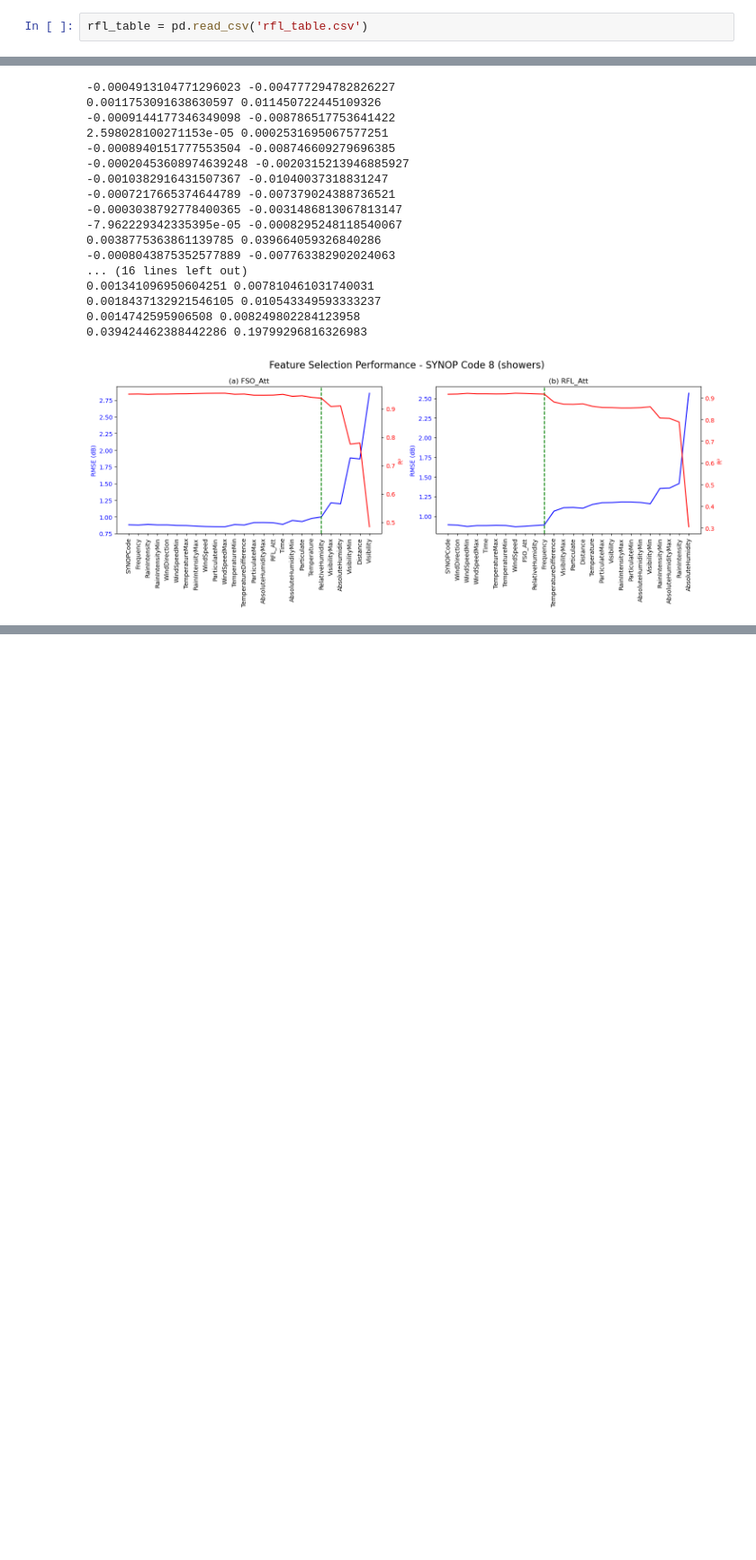
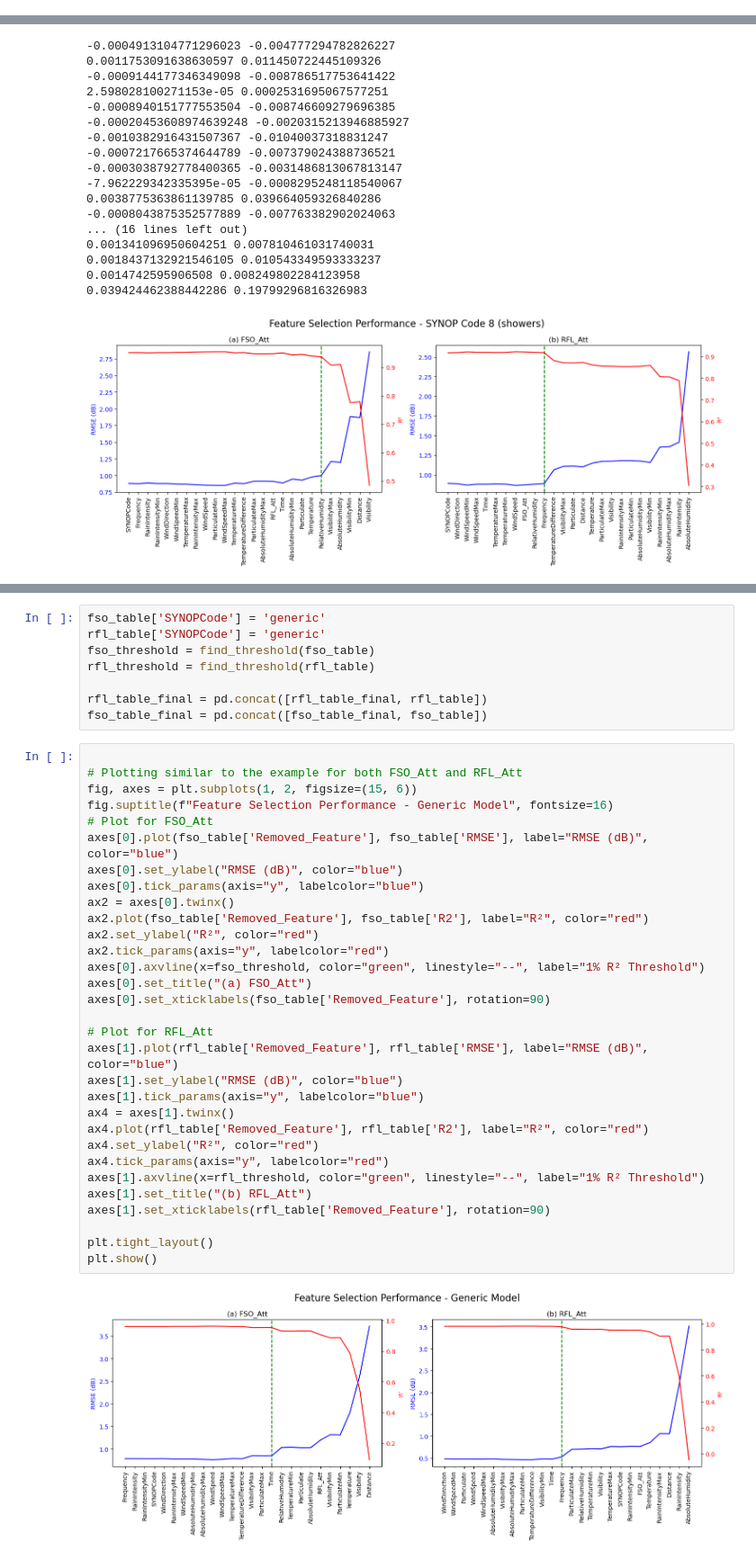
Before and after one commit to shavinkalu23/predictive_modelling_link_attenuation, a Jupyter notebook: eda.ipynb, the cells around one changed output, grey strips where cells are left out. Shown at 90% size. Drawn from its saved outputs; the diff is of its cells as text; blank space fills up the shorter version.

Commit message:
added feature selection results and hyperparameter tuning

```diff
--- a/eda.ipynb
+++ b/eda.ipynb
@@ -146,2 +104,0 @@ rfl_table.to_csv('rfl_table.csv', index = False)
-# %%
-rfl_table = pd.read_csv('rfl_table.csv')
@@ -477,3 +415,44 @@ for code, condition in synop_codes.items():
+# %%
+fso_table['SYNOPCode'] = 'generic'
+rfl_table['SYNOPCode'] = 'generic'
+fso_threshold = find_threshold(fso_table)
+rfl_threshold = find_threshold(rfl_table)
+
+rfl_table_final = pd.concat([rfl_table_final, rfl_table])
+fso_table_final = pd.concat([fso_table_final, fso_table])
+# %%
+
+# Plotting similar to the example for both FSO_Att and RFL_Att
+fig, axes = plt.subplots(1, 2, figsize=(15, 6))
+fig.suptitle(f"Feature Selection Performance - Generic Model", fontsize=16)
+# Plot for FSO_Att
+axes[0].plot(fso_table['Removed_Feature'], fso_table['RMSE'], label="RMSE (dB)", color="blue")
+axes[0].set_ylabel("RMSE (dB)", color="blue")
+axes[0].tick_params(axis="y", labelcolor="blue")
+ax2 = axes[0].twinx()
+ax2.plot(fso_table['Removed_Feature'], fso_table['R2'], label="R²", color="red")
+ax2.set_ylabel("R²", color="red")
+ax2.tick_params(axis="y", labelcolor="red")
+axes[0].axvline(x=fso_threshold, color="green", linestyle="--", label="1% R² Threshold")
+axes[0].set_title("(a) FSO_Att")
+axes[0].set_xticklabels(fso_table['Removed_Feature'], rotation=90)
+
+# Plot for RFL_Att
+axes[1].plot(rfl_table['Removed_Feature'], rfl_table['RMSE'], label="RMSE (dB)", color="blue")
+axes[1].set_ylabel("RMSE (dB)", color="blue")
+axes[1].tick_params(axis="y", labelcolor="blue")
+ax4 = axes[1].twinx()
+ax4.plot(rfl_table['Removed_Feature'], rfl_table['R2'], label="R²", color="red")
+ax4.set_ylabel("R²", color="red")
+ax4.tick_params(axis="y", labelcolor="red")
+axes[1].axvline(x=rfl_threshold, color="green", linestyle="--", label="1% R² Threshold")
+axes[1].set_title("(b) RFL_Att")
+axes[1].set_xticklabels(rfl_table['Removed_Feature'], rotation=90)
+
+plt.tight_layout()
+plt.show()
+# %% [output]
+[figure, added]
 # %%
 rfl_table_final.to_csv('rfl_table_specific.csv', index = False)
 fso_table_final.to_csv('fso_table_specific.csv', index = False)
```
Also changed, not shown: parts of 21 cells of this notebook, 2 other files.
